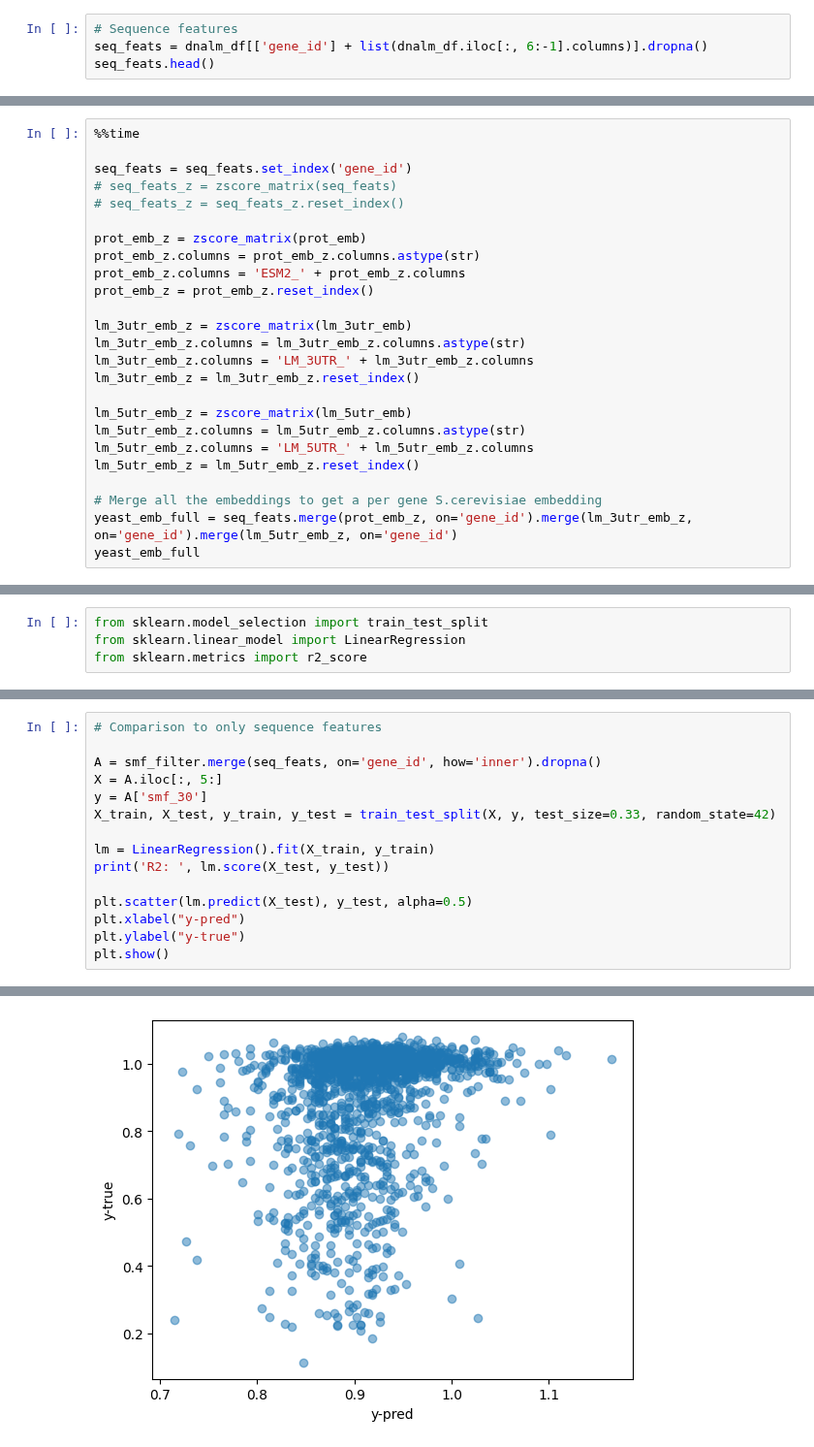
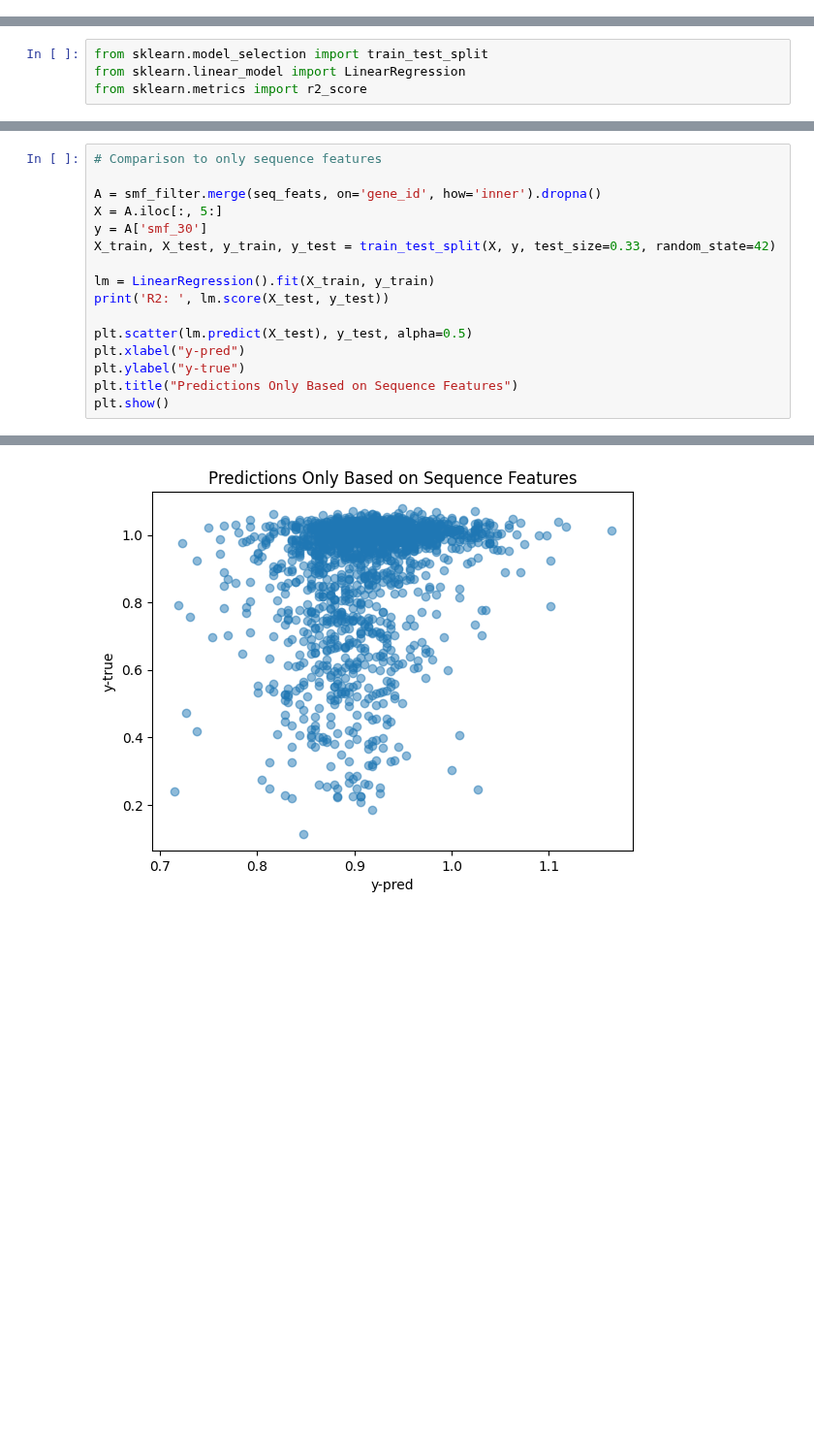
Before and after one commit to lesves/yeast-embeddings, a Jupyter notebook: ForSysGen.ipynb, the cells around one changed output, grey strips where cells are left out. Shown at 97% size. Saved outputs shown, nothing was run; the diff lists cells and outputs as text; blank space fills up the shorter version.

```diff
--- a/ForSysGen.ipynb
+++ b/ForSysGen.ipynb
@@ -28,4 +6,0 @@ dnalm_df.head()
-# %%
-# Sequence features
-seq_feats = dnalm_df[['gene_id'] + list(dnalm_df.iloc[:, 6:-1].columns)].dropna()
-seq_feats.head()
@@ -88,25 +6,0 @@ def zscore_matrix(mat):
-# %%
-%%time
-
-seq_feats = seq_feats.set_index('gene_id')
-# seq_feats_z = zscore_matrix(seq_feats)
-# seq_feats_z = seq_feats_z.reset_index()
-
-prot_emb_z = zscore_matrix(prot_emb)
-prot_emb_z.columns = prot_emb_z.columns.astype(str)
-prot_emb_z.columns = 'ESM2_' + prot_emb_z.columns
-prot_emb_z = prot_emb_z.reset_index()
-
-lm_3utr_emb_z = zscore_matrix(lm_3utr_emb)
-lm_3utr_emb_z.columns = lm_3utr_emb_z.columns.astype(str)
-lm_3utr_emb_z.columns = 'LM_3UTR_' + lm_3utr_emb_z.columns
-lm_3utr_emb_z = lm_3utr_emb_z.reset_index()
-
-lm_5utr_emb_z = zscore_matrix(lm_5utr_emb)
-lm_5utr_emb_z.columns = lm_5utr_emb_z.columns.astype(str)
-lm_5utr_emb_z.columns = 'LM_5UTR_' + lm_5utr_emb_z.columns
-lm_5utr_emb_z = lm_5utr_emb_z.reset_index()
-
-# Merge all the embeddings to get a per gene S.cerevisiae embedding
-yeast_emb_full = seq_feats.merge(prot_emb_z, on='gene_id').merge(lm_3utr_emb_z, on='gene_id').merge(lm_5utr_emb_z, on='gene_id')
-yeast_emb_full
@@ -381,18 +89,19 @@ R2:  0.21508350241041163
 # %%
 # Comparison to only sequence features
 
 A = smf_filter.merge(seq_feats, on='gene_id', how='inner').dropna()
 X = A.iloc[:, 5:]
 y = A['smf_30']
 X_train, X_test, y_train, y_test = train_test_split(X, y, test_size=0.33, random_state=42)
 
 lm = LinearRegression().fit(X_train, y_train)
 print('R2: ', lm.score(X_test, y_test))
 
 plt.scatter(lm.predict(X_test), y_test, alpha=0.5)
 plt.xlabel("y-pred")
 plt.ylabel("y-true")
+plt.title("Predictions Only Based on Sequence Features")
 plt.show()
 # %% [output]
 R2:  0.06086055086180575
-[figure, old version]
+[figure, new version]
```
Also changed, not shown: parts of 33 cells of this notebook.
